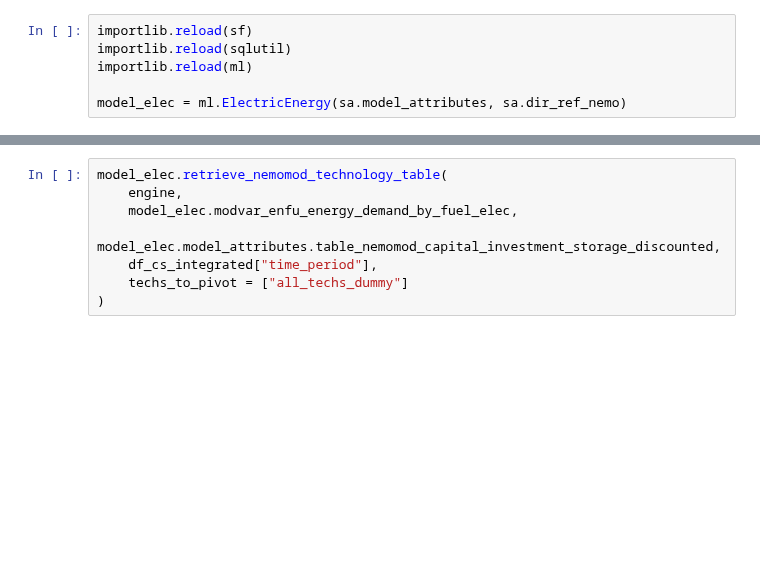
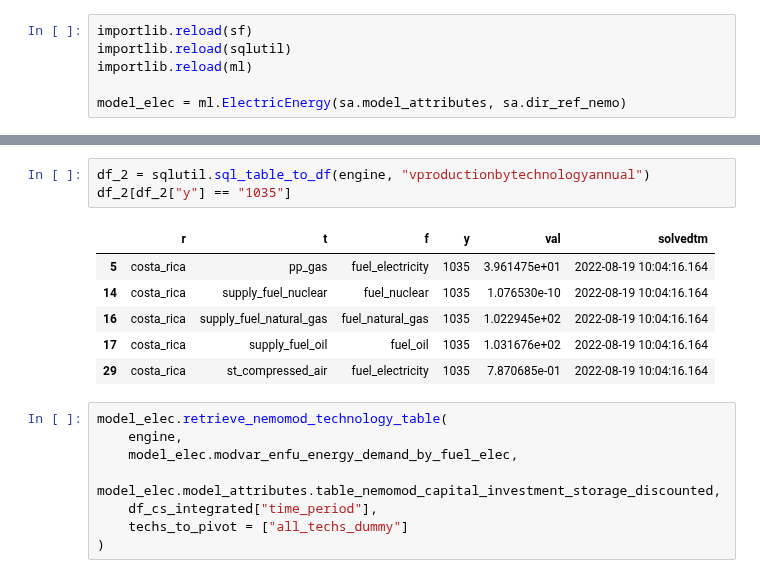
Before and after one commit to jarojasag/lac_decarbonization, a Jupyter notebook: python/build_electricity_and_nemomod_connection.ipynb, the cells around one changed output, grey strips where cells are left out. Drawn from its saved outputs; the diff is of its cells as text; blank space fills up the shorter version.

```diff
--- a/python/build_electricity_and_nemomod_connection.ipynb
+++ b/python/build_electricity_and_nemomod_connection.ipynb
@@ -253,3 +204,13 @@ df1[df1["t"] == "pp_oil"]
+# %%
+df_2 = sqlutil.sql_table_to_df(engine, "vproductionbytechnologyannual")
+df_2[df_2["y"] == "1035"]
+# %% [output]
+|  | r | t | f | y | val | solvedtm |
+| 5 | costa_rica | pp_gas | fuel_electricity | 1035 | 3.961475e+01 | 2022-08-19 10:04:16.164 |
+| 14 | costa_rica | supply_fuel_nuclear | fuel_nuclear | 1035 | 1.076530e-10 | 2022-08-19 10:04:16.164 |
+| 16 | costa_rica | supply_fuel_natural_gas | fuel_natural_gas | 1035 | 1.022945e+02 | 2022-08-19 10:04:16.164 |
+| 17 | costa_rica | supply_fuel_oil | fuel_oil | 1035 | 1.031676e+02 | 2022-08-19 10:04:16.164 |
+| 29 | costa_rica | st_compressed_air | fuel_electricity | 1035 | 7.870685e-01 | 2022-08-19 10:04:16.164 |
 # %%
 model_elec.retrieve_nemomod_technology_table(
     engine,
```
Also changed, not shown: parts of 41 cells of this notebook, 23 other files.
